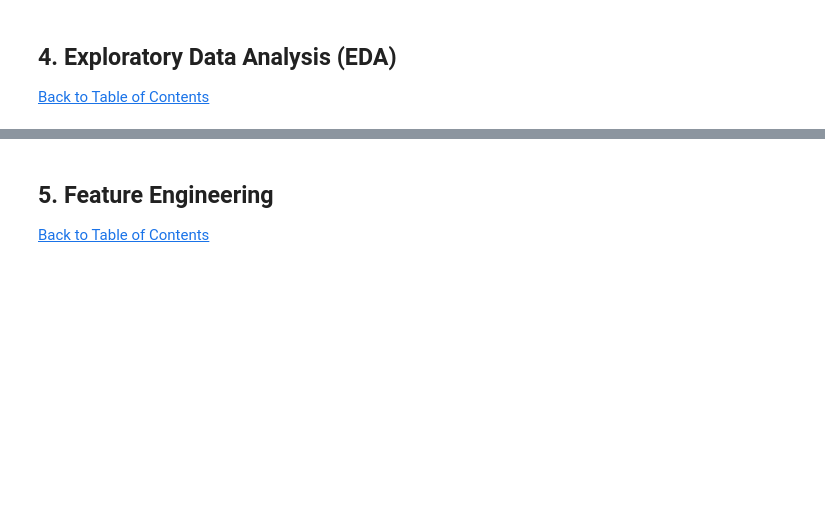
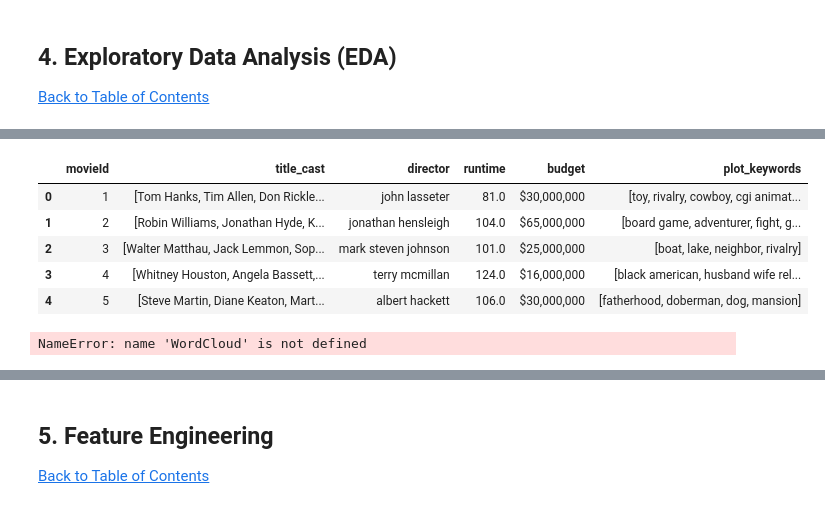
Before and after one commit to Th3mbi/Unsupervised-Notebook-2307FTDS-Team-JM4, a Jupyter notebook: Unsupervised Learning Notebook 2307FTDS Team JM4.ipynb, the cells around one changed output, grey strips where cells are left out. Cells and saved outputs as stored; diff of their text form; code cells hidden in the pictures; blank space fills up the shorter version.

```diff
--- a/Unsupervised Learning Notebook 2307FTDS Team JM4.ipynb
+++ b/Unsupervised Learning Notebook 2307FTDS Team JM4.ipynb
@@ -400,0 +405,24 @@ dtype: int64
+# %%
+# checking implimented changes
+imdb_data.head()
+# %% [output]
+|  | movieId | title_cast | director | runtime | budget | plot_keywords |
+| 0 | 1 | [Tom Hanks, Tim Allen, Don Rickle... | john lasseter | 81.0 | $30,000,000 | [toy, rivalry, cowboy, cgi animat... |
+| 1 | 2 | [Robin Williams, Jonathan Hyde, K... | jonathan hensleigh | 104.0 | $65,000,000 | [board game, adventurer, fight, g... |
+| 2 | 3 | [Walter Matthau, Jack Lemmon, Sop... | mark steven johnson | 101.0 | $25,000,000 | [boat, lake, neighbor, rivalry] |
+| 3 | 4 | [Whitney Houston, Angela Bassett,... | terry mcmillan | 124.0 | $16,000,000 | [black american, husband wife rel... |
+| 4 | 5 | [Steve Martin, Diane Keaton, Mart... | albert hackett | 106.0 | $30,000,000 | [fatherhood, doberman, dog, mansion] |
+# %%
+# Generate wordcloud for the plot keywords of movies
+plot_cloud = imdb_data.loc[:,'plot_keywords'] = imdb_data.loc[:, 'plot_keywords'].astype(str)
+plot_cloud.dropna()
+plot_cloud = [x for x in plot_cloud if str(x) != 'nan']
+title_corpus = ' '.join(movies['title'])
+plot_corpus = ' '.join(plot_cloud)
+plot_wordcloud = WordCloud(stopwords=STOPWORDS, background_color='white', height=2000, width=4000).generate(plot_corpus)
+plt.figure(figsize=(16,8))
+plt.imshow(plot_wordcloud)
+plt.axis('off')
+plt.show()
+# %% [output]
+NameError: name 'WordCloud' is not defined
```
Also changed, not shown: parts of 48 cells of this notebook.
